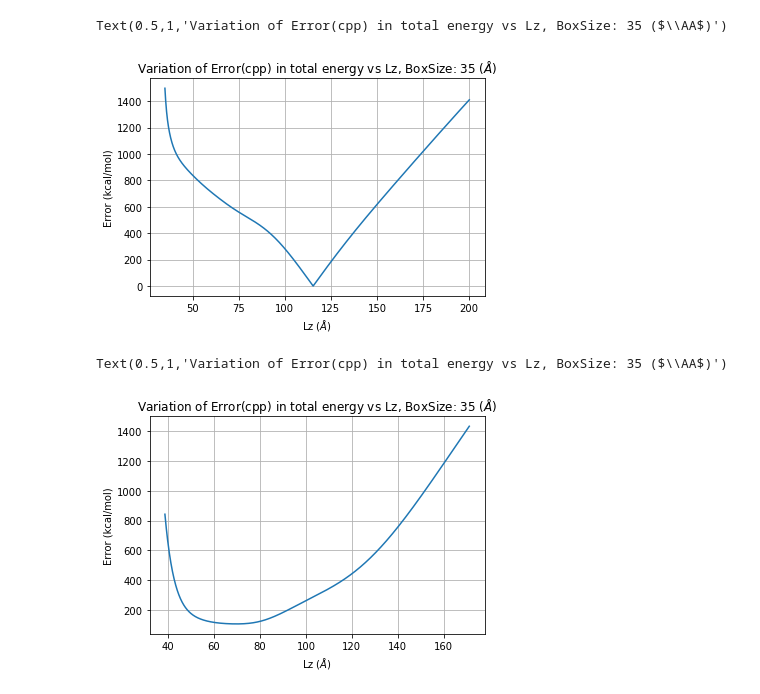
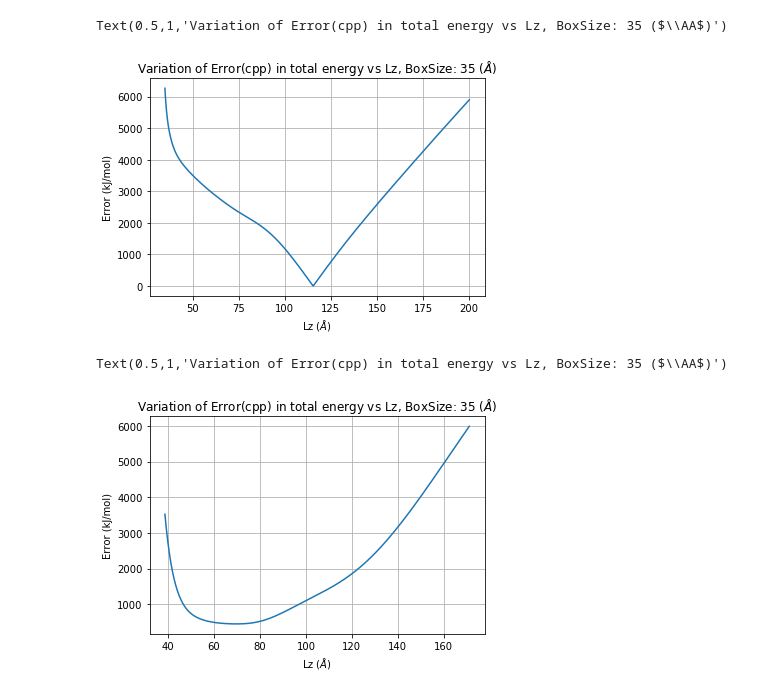
Before and after one commit to prateekkp20/3DEwald, a Jupyter notebook: run/ew3dc/thirty5/script.ipynb, the cells around one changed output. Saved outputs shown, nothing was run; the diff lists cells and outputs as text; code cells hidden in the pictures.

```diff
--- a/run/ew3dc/thirty5/script.ipynb
+++ b/run/ew3dc/thirty5/script.ipynb
@@ -3,27 +3,31 @@ import numpy as np
 import pandas as pd
 import matplotlib.pyplot as plt
 
-new1Data50 = pd.read_csv('a1.csv',index_col=False)
-new2Data50 = pd.read_csv('a2.csv',index_col=False)
+new1Data35 = pd.read_csv('a1.csv',index_col=False)
+new1Data35['Error(cpp)'] = new1Data35['Error(cpp)'].apply(lambda x: x*4.184)
+new1Data35['Error(lammps)'] = new1Data35['Error(lammps)'].apply(lambda x: x*4.184)
+new2Data35 = pd.read_csv('a2.csv',index_col=False)
+new2Data35['Error(cpp)'] = new2Data35['Error(cpp)'].apply(lambda x: x*4.184)
+new2Data35['Error(lammps)'] = new2Data35['Error(lammps)'].apply(lambda x: x*4.184)
 # new3Data50 = pd.read_csv('a3.csv',index_col=False)
 # %%
-plt.plot('Lz','Error(cpp)',data=new1Data50)
+plt.plot('Lz','Error(cpp)',data=new1Data35)
 plt.grid()
 plt.xlabel("Lz ($\AA$)")
-plt.ylabel("Error (kcal/mol)")
+plt.ylabel("Error (kJ/mol)")
 plt.title("Variation of Error(cpp) in total energy vs Lz, BoxSize: 35 ($\AA$)")
 # %% [output]
 Text(0.5,1,'Variation of Error(cpp) in total energy vs Lz, BoxSize: 35 ($\\AA$)')
-[figure, old version]
+[figure, new version]
 # %%
-plt.plot('Lz','Error(cpp)',data=new2Data50)
+plt.plot('Lz','Error(cpp)',data=new2Data35)
 plt.grid()
 plt.xlabel("Lz ($\AA$)")
-plt.ylabel("Error (kcal/mol)")
+plt.ylabel("Error (kJ/mol)")
 plt.title("Variation of Error(cpp) in total energy vs Lz, BoxSize: 35 ($\AA$)")
 # %% [output]
 Text(0.5,1,'Variation of Error(cpp) in total energy vs Lz, BoxSize: 35 ($\\AA$)')
-[figure, old version]
+[figure, new version]
 # %%
 # plt.plot('Lz','Error(cpp)',data=new3Data50)
 # plt.grid()
```
Also changed, not shown: 10 other files.
